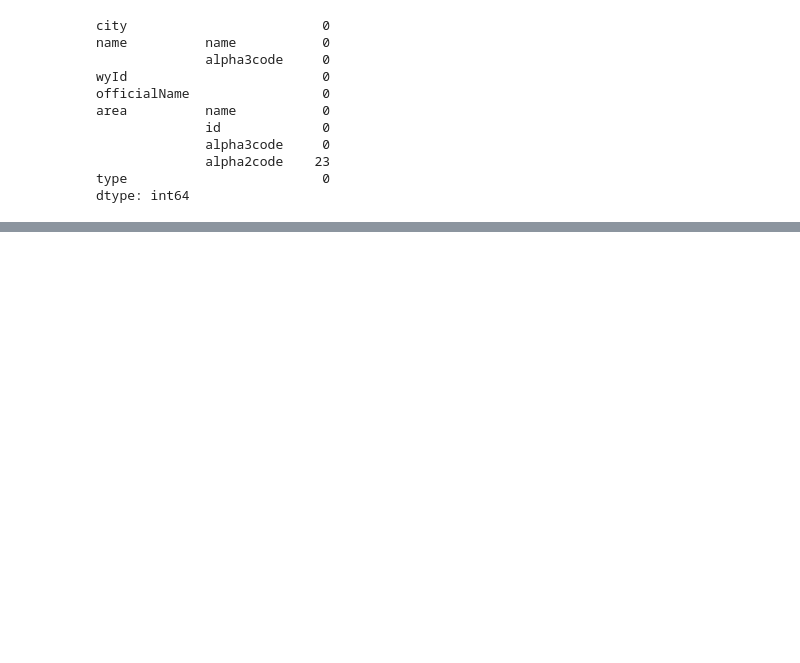
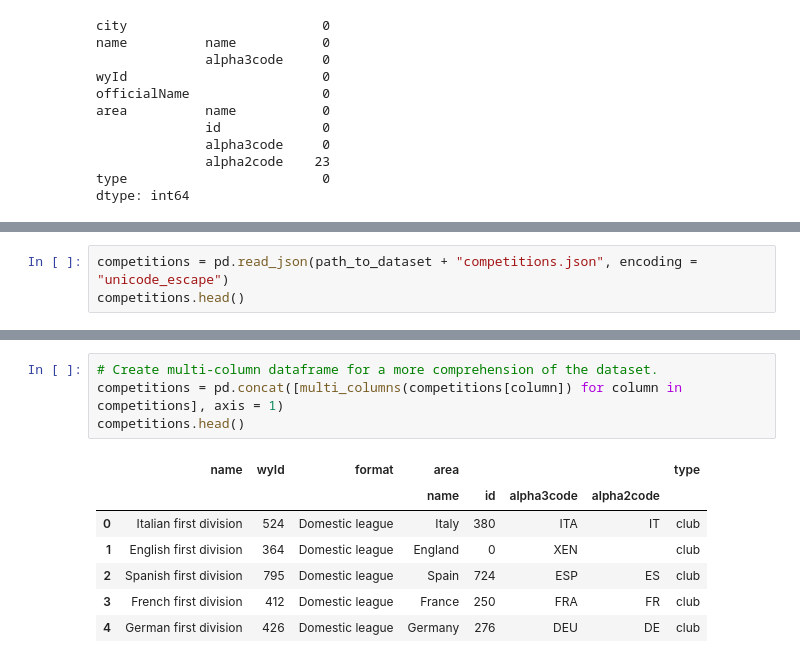
Before and after one commit to pietro-foini/Soccer-Data-Challenge, a Jupyter notebook: Dataset/analysis/teams&competitions.ipynb, the cells around one changed output, grey strips where cells are left out. Drawn from its saved outputs; the diff is of its cells as text; blank space fills up the shorter version.

Commit message:
Adding competition dataset analysis and interactive map

```diff
--- a/Dataset/analysis/teams.ipynb
+++ b/Dataset/analysis/teams&competitions.ipynb
@@ -104,0 +108,3 @@ fig.show()
+# %%
+competitions = pd.read_json(path_to_dataset + "competitions.json", encoding = "unicode_escape")
+competitions.head()
@@ -104,0 +130,12 @@ fig.show()
+# %%
+# Create multi-column dataframe for a more comprehension of the dataset.
+competitions = pd.concat([multi_columns(competitions[column]) for column in competitions], axis = 1)
+competitions.head()
+# %% [output]
+|  | name | wyId | format | area |  |  |  | type |
+|  |  |  |  | name | id | alpha3code | alpha2code |  |
+| 0 | Italian first division | 524 | Domestic league | Italy | 380 | ITA | IT | club |
+| 1 | English first division | 364 | Domestic league | England | 0 | XEN |  | club |
+| 2 | Spanish first division | 795 | Domestic league | Spain | 724 | ESP | ES | club |
+| 3 | French first division | 412 | Domestic league | France | 250 | FRA | FR | club |
+| 4 | German first division | 426 | Domestic league | Germany | 276 | DEU | DE | club |
```
Also changed, not shown: parts of 11 cells of this notebook.
